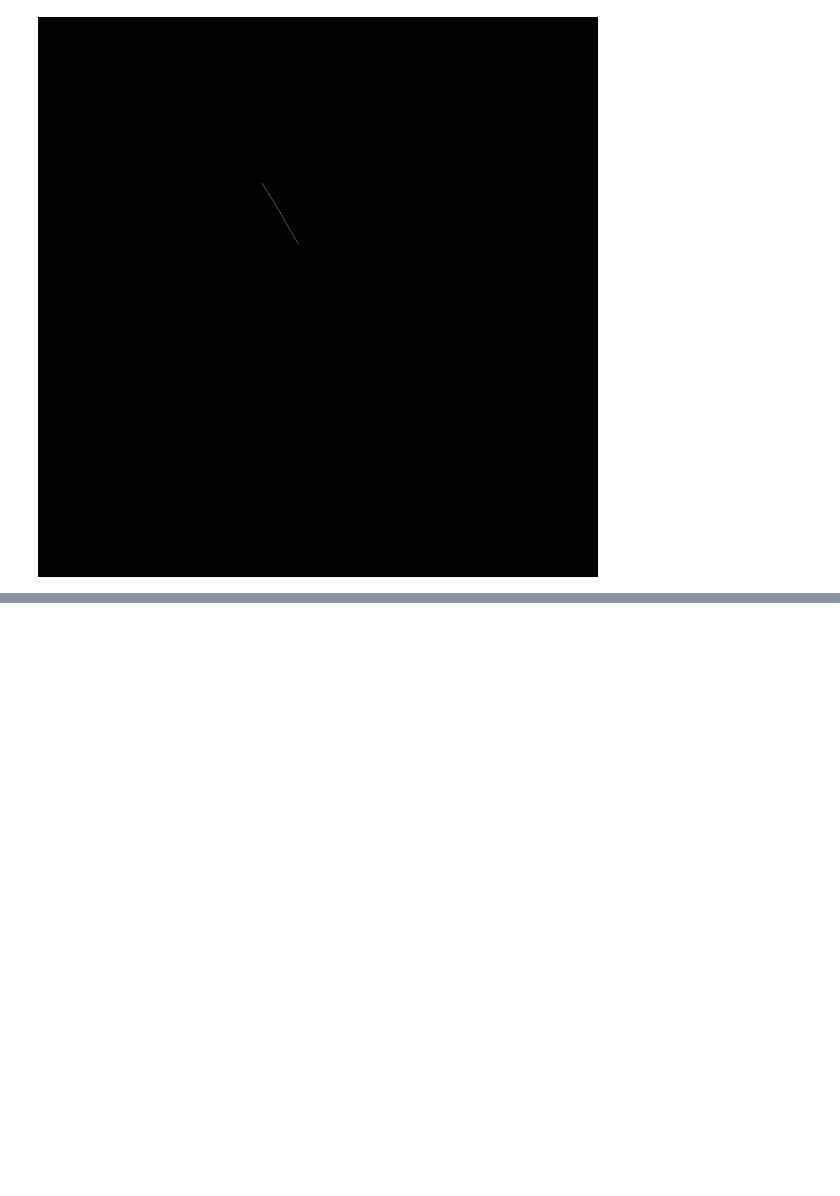
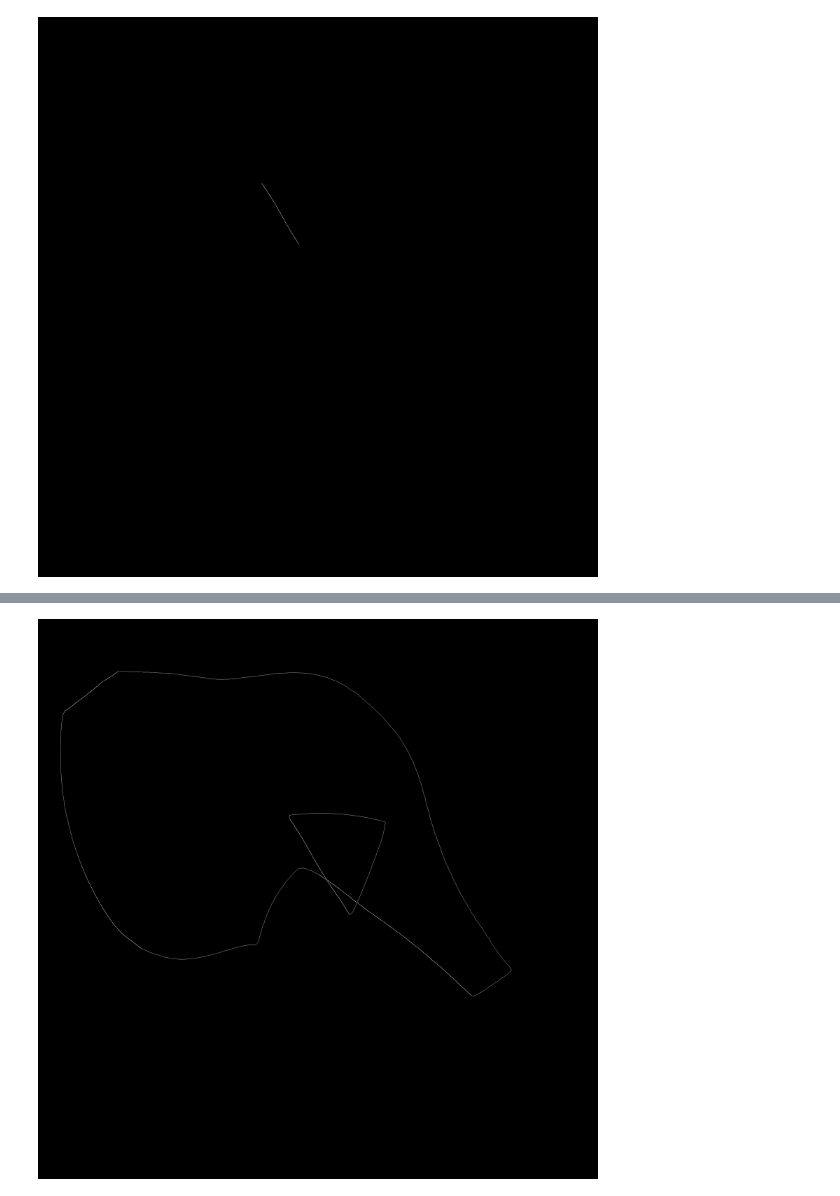
Before and after one commit to Totti00/VA_Project, a Jupyter notebook: VA_project.ipynb, the cells around one changed output, grey strips where cells are left out. Saved outputs shown, nothing was run; the diff lists cells and outputs as text; code cells hidden in the pictures; blank space fills up the shorter version.

```diff
--- a/VA_project.ipynb
+++ b/VA_project.ipynb
@@ -514,3 +508,29 @@ visualize(coords, contours[0], contours[3])
+# %%
+# NON VA PD !
+
+edge_1 = contours[0].copy()
+edge_2 = contours[3].copy()
+
+
+edge_min = min((edge_1, edge_2), key=len)
+edge_min = edge_min[::-1]
+edge_max = max((edge_1, edge_2), key=len)
+
+shift = edge_max[coords[0]:coords[1]][0] - edge_min[coords[2]:coords[3]][0]
+edge_min += shift
+
+#angle_prova = get_angle(edge_max[coords[0]:coords[1]][-1], edge_max[coords[0]:coords[1]][0], edge_min[coords[2]:coords[3]][-1])
+#edge_min = rotate(edge_min, edge_min[0], angle_prova)
+#edge_min = np.ceil(edge_min).astype(int)
+
+joined_coords = np.concatenate((edge_max, edge_min))
+
+seg_edge = np.zeros((3016, 3016))
+x_coords, y_coords = joined_coords[:, 0], joined_coords[:, 1]
+seg_edge[x_coords, y_coords] = 255
+cv2_imshow(seg_edge)
+# %% [output]
+[figure, added]
 # %%
 #Questo plotta i due frammenti e due lati che combaciano
 seg_edge = np.zeros((3016, 3016))
```
Also changed, not shown: parts of 10 cells of this notebook.
